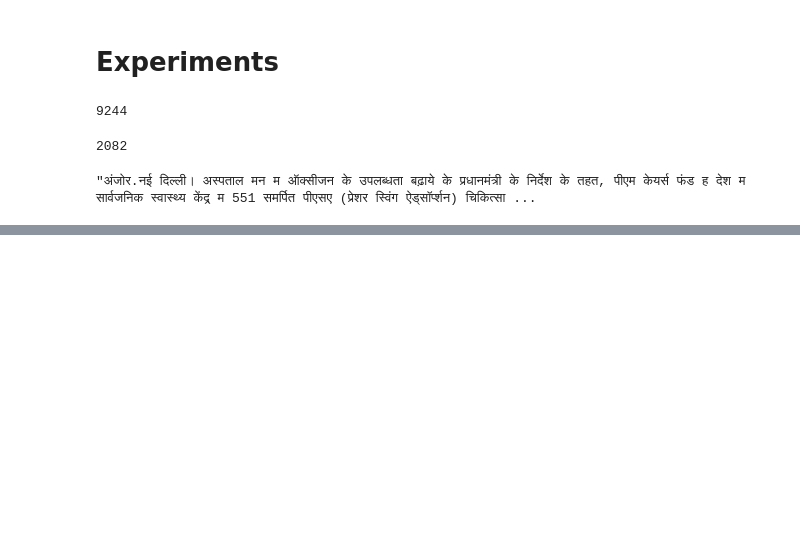
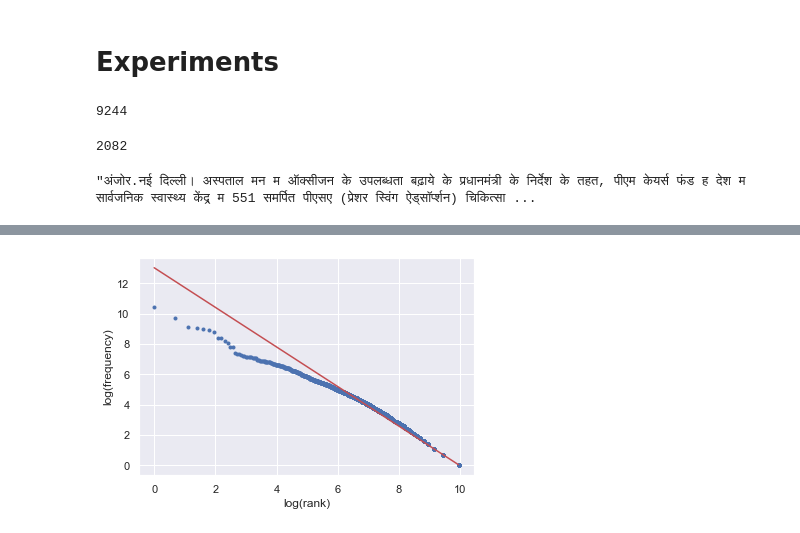
Before and after one commit to thepushkarp/chhattisgarhi, a Jupyter notebook: script.ipynb, the cells around one changed output, grey strips where cells are left out. Cells and saved outputs as stored; diff of their text form; code cells hidden in the pictures; blank space fills up the shorter version.

```diff
--- a/script.ipynb
+++ b/script.ipynb
@@ -1208,0 +1291,8 @@ read_from_link("https://www.anjor.online/2021/04/nrendra-modi-pm-india.html")
+# %%
+plt.plot(X, Y, "b.")
+plt.plot(X, alpha[0] * X + alpha[1], "r")
+plt.xlabel("log(rank)")
+plt.ylabel("log(frequency)")
+plt.show()
+# %% [output]
+[figure, added]
```
Also changed, not shown: parts of 37 cells of this notebook, 3 other files.
